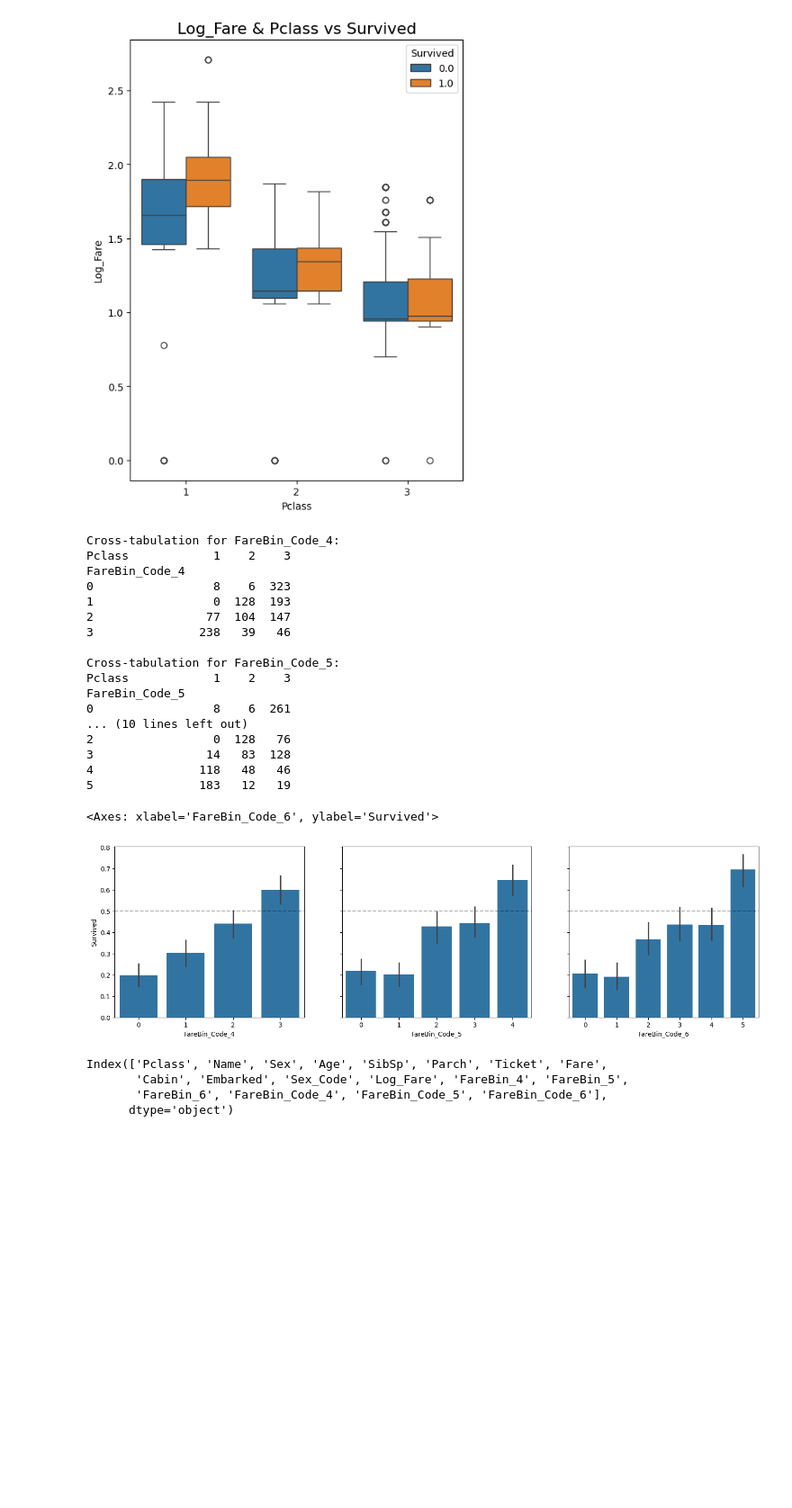
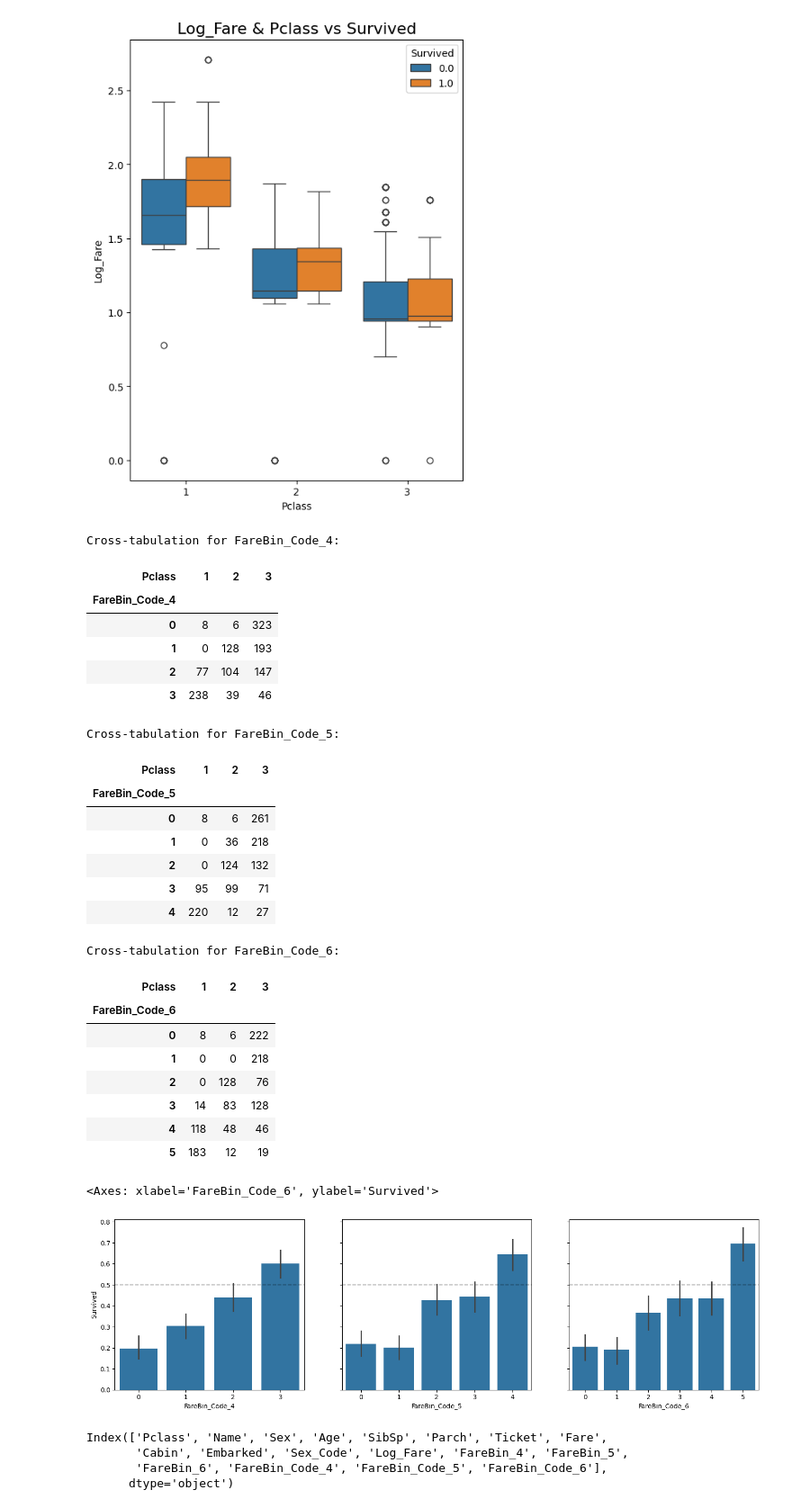
Before and after one commit to Wzx0110/Titanic---Machine-Learning-from-Disaster, a Jupyter notebook: Titanic_Machine_Learning_from_Disaster.ipynb, the cells around one changed output. Shown at 90% size. Drawn from its saved outputs; the diff is of its cells as text; code cells hidden in the pictures; blank space fills up the shorter version.

```diff
--- a/Titanic_Machine_Learning_from_Disaster.ipynb
+++ b/Titanic_Machine_Learning_from_Disaster.ipynb
@@ -305,57 +312,60 @@ from sklearn.preprocessing import LabelEncoder
 
 # Filling missing values
 total_data['Fare'] = total_data['Fare'].fillna(total_data['Fare'].median())
 
 # Making Bins
 total_data['FareBin_4'] = pd.qcut(total_data['Fare'], q=4)
 total_data['FareBin_5'] = pd.qcut(total_data['Fare'], q=5)
 total_data['FareBin_6'] = pd.qcut(total_data['Fare'], q=6)
 
 label = LabelEncoder()
 
 total_data['FareBin_Code_4'] = label.fit_transform(total_data['FareBin_4'])
 total_data['FareBin_Code_5'] = label.fit_transform(total_data['FareBin_5'])
 total_data['FareBin_Code_6'] = label.fit_transform(total_data['FareBin_6'])
 
 # Cross-tabulation
-df_4 = pd.crosstab(total_data['FareBin_Code_4'], total_data['Pclass'])
-df_5 = pd.crosstab(total_data['FareBin_Code_5'], total_data['Pclass'])
-df_6 = pd.crosstab(total_data['FareBin_Code_6'], total_data['Pclass'])
-
 print("Cross-tabulation for FareBin_Code_4:")
-print(df_4)
+display(pd.crosstab(total_data['FareBin_Code_4'], total_data['Pclass']))
 print("\nCross-tabulation for FareBin_Code_5:")
-print(df_5)
+display(pd.crosstab(total_data['FareBin_Code_5'], total_data['Pclass']))
 print("\nCross-tabulation for FareBin_Code_6:")
-print(df_6)
+display(pd.crosstab(total_data['FareBin_Code_6'], total_data['Pclass']))
 
 # Plots
 fig, [ax1, ax2, ax3] = plt.subplots(1, 3, sharey=True)
 fig.set_figwidth(18)
 for axi in [ax1, ax2, ax3]:
     axi.axhline(0.5, linestyle='dashed', c='black', alpha=0.3)
 sns.barplot(total_data, x='FareBin_Code_4', y='Survived', ax=ax1)
 sns.barplot(total_data, x='FareBin_Code_5', y='Survived', ax=ax2)
 sns.barplot(total_data, x='FareBin_Code_6', y='Survived', ax=ax3)
 # %% [output]
 Cross-tabulation for FareBin_Code_4:
-Pclass            1    2    3
-FareBin_Code_4
-0                 8    6  323
-1                 0  128  193
-2                77  104  147
-3               238   39   46
-
-Cross-tabulation for FareBin_Code_5:
-Pclass            1    2    3
-FareBin_Code_5
-0                 8    6  261
-... (10 lines left out)
-2                 0  128   76
-3                14   83  128
-4               118   48   46
-5               183   12   19
+| Pclass | 1 | 2 | 3 |
+| FareBin_Code_4 |  |  |  |
+| 0 | 8 | 6 | 323 |
+| 1 | 0 | 128 | 193 |
+| 2 | 77 | 104 | 147 |
+| 3 | 238 | 39 | 46 |
-<Axes: xlabel='FareBin_Code_6', ylabel='Survived'>
+Cross-tabulation for FareBin_Code_5:
+| Pclass | 1 | 2 | 3 |
+| FareBin_Code_5 |  |  |  |
+| 0 | 8 | 6 | 261 |
+| 1 | 0 | 36 | 218 |
+| 2 | 0 | 124 | 132 |
+| 3 | 95 | 99 | 71 |
+| 4 | 220 | 12 | 27 |
+Cross-tabulation for FareBin_Code_6:
+| Pclass | 1 | 2 | 3 |
+| FareBin_Code_6 |  |  |  |
+| 0 | 8 | 6 | 222 |
+| 1 | 0 | 0 | 218 |
+| 2 | 0 | 128 | 76 |
+| 3 | 14 | 83 | 128 |
+| 4 | 118 | 48 | 46 |
+| 5 | 183 | 12 | 19 |
+<Axes: xlabel='FareBin_Code_6', ylabel='Survived'>
 [figure]
 # %%
 train_data = total_data[:len(train_data)]
```
Also changed, not shown: parts of 17 cells of this notebook.
